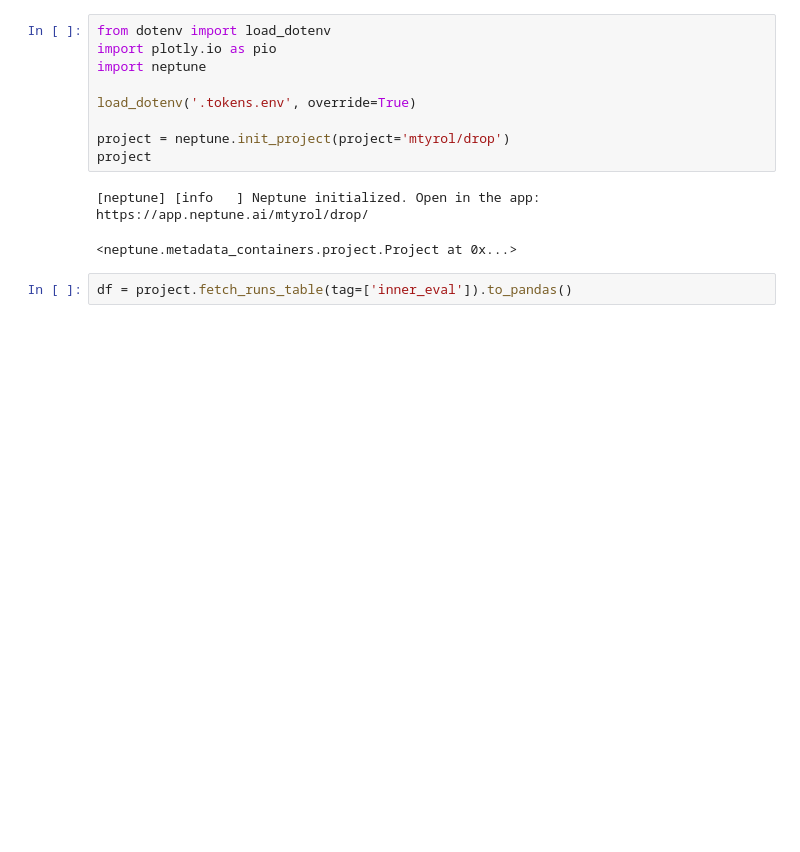
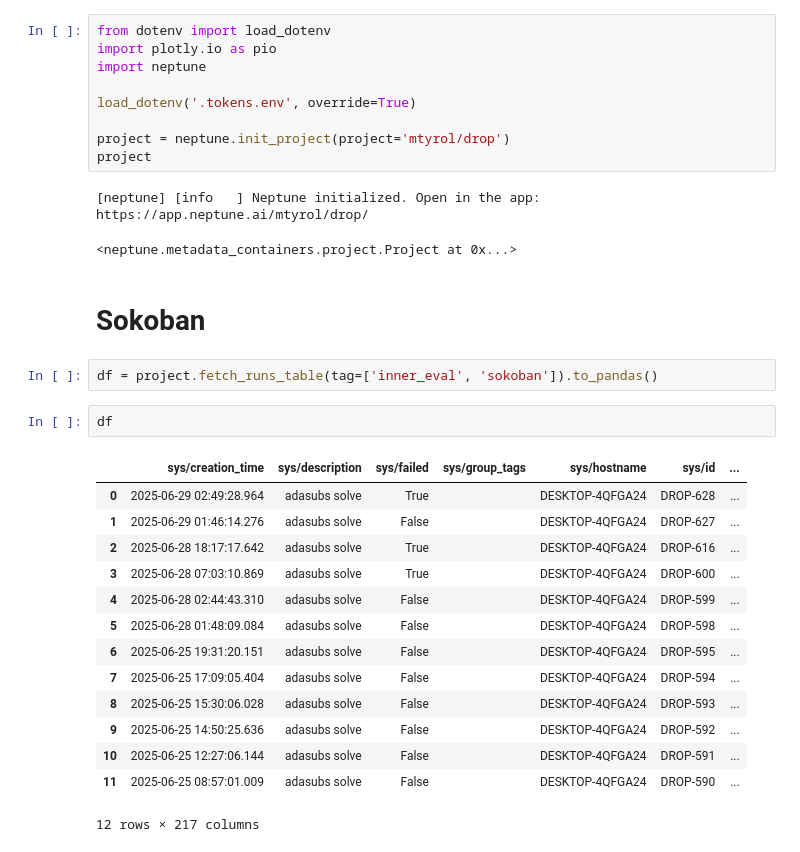
Before and after one commit to mtyrolski/CaRL, a Jupyter notebook: examples/eval.ipynb, the cells around one changed output. Drawn from its saved outputs; the diff is of its cells as text; blank space fills up the shorter version.

```diff
--- a/examples/eval.ipynb
+++ b/examples/eval.ipynb
@@ -10,8 +10,27 @@ project
 # %% [output]
 [neptune] [info   ] Neptune initialized. Open in the app: https://app.neptune.ai/mtyrol/drop/
 <neptune.metadata_containers.project.Project at 0x...>
+# %% [markdown]
+# Sokoban
 # %%
-df = project.fetch_runs_table(tag=['inner_eval']).to_pandas()
+df = project.fetch_runs_table(tag=['inner_eval', 'sokoban']).to_pandas()
+# %%
+df
+# %% [output]
+|  | sys/creation_time | sys/description | sys/failed | sys/group_tags | sys/hostname | sys/id | ... |
+| 0 | 2025-06-29 02:49:28.964 | adasubs solve | True |  | DESKTOP-4QFGA24 | DROP-628 | ... |
+| 1 | 2025-06-29 01:46:14.276 | adasubs solve | False |  | DESKTOP-4QFGA24 | DROP-627 | ... |
+| 2 | 2025-06-28 18:17:17.642 | adasubs solve | True |  | DESKTOP-4QFGA24 | DROP-616 | ... |
+| 3 | 2025-06-28 07:03:10.869 | adasubs solve | True |  | DESKTOP-4QFGA24 | DROP-600 | ... |
+| 4 | 2025-06-28 02:44:43.310 | adasubs solve | False |  | DESKTOP-4QFGA24 | DROP-599 | ... |
+| 5 | 2025-06-28 01:48:09.084 | adasubs solve | False |  | DESKTOP-4QFGA24 | DROP-598 | ... |
+| 6 | 2025-06-25 19:31:20.151 | adasubs solve | False |  | DESKTOP-4QFGA24 | DROP-595 | ... |
+| 7 | 2025-06-25 17:09:05.404 | adasubs solve | False |  | DESKTOP-4QFGA24 | DROP-594 | ... |
+| 8 | 2025-06-25 15:30:06.028 | adasubs solve | False |  | DESKTOP-4QFGA24 | DROP-593 | ... |
+| 9 | 2025-06-25 14:50:25.636 | adasubs solve | False |  | DESKTOP-4QFGA24 | DROP-592 | ... |
+| 10 | 2025-06-25 12:27:06.144 | adasubs solve | False |  | DESKTOP-4QFGA24 | DROP-591 | ... |
+| 11 | 2025-06-25 08:57:01.009 | adasubs solve | False |  | DESKTOP-4QFGA24 | DROP-590 | ... |
+12 rows × 217 columns
 # %%
 # parameters/subgoal_generator/subgoal_generation_kwargs/num_return_sequences
 ALL_BUDGET_VALUES = [1, 2, 5, 10, 25, 40, 50, 60, 70, 80, 90, 100, 120, 140, 160, 180, 200, 250, 300, 350, 400, 450, 500, 600, 800, 1000]
```
Also changed, not shown: parts of 9 cells of this notebook, 3 other files.
